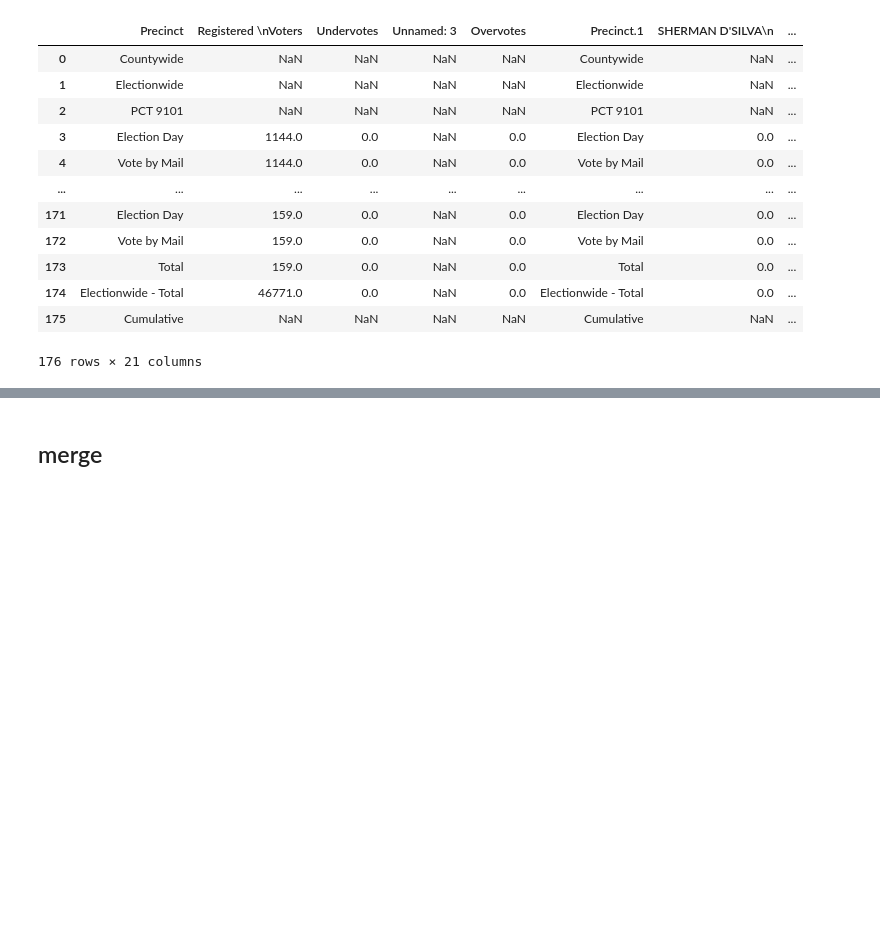
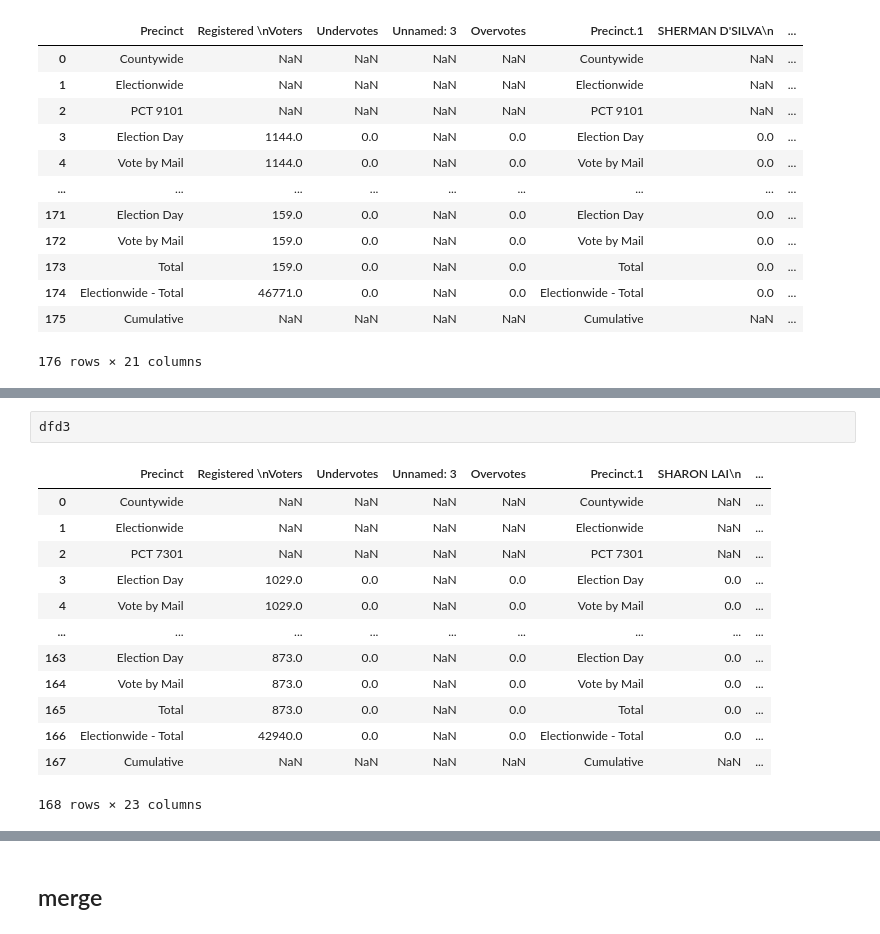
Before and after one commit to MissionLocal/2024-election, a Jupyter notebook: cleaning/clean.ipynb, the cells around one changed output, grey strips where cells are left out. Cells and saved outputs as stored; diff of their text form; blank space fills up the shorter version.

```diff
--- a/cleaning/clean.ipynb
+++ b/cleaning/clean.ipynb
@@ -144,0 +142,16 @@ dfTurnout['turnout'] = dfTurnout['turnout'].fillna(0)
+# %%
+dfd3
+# %% [output]
+|  | Precinct | Registered \nVoters | Undervotes | Unnamed: 3 | Overvotes | Precinct.1 | SHARON LAI\n | ... |
+| 0 | Countywide | NaN | NaN | NaN | NaN | Countywide | NaN | ... |
+| 1 | Electionwide | NaN | NaN | NaN | NaN | Electionwide | NaN | ... |
+| 2 | PCT 7301 | NaN | NaN | NaN | NaN | PCT 7301 | NaN | ... |
+| 3 | Election Day | 1029.0 | 0.0 | NaN | 0.0 | Election Day | 0.0 | ... |
+| 4 | Vote by Mail | 1029.0 | 0.0 | NaN | 0.0 | Vote by Mail | 0.0 | ... |
+| ... | ... | ... | ... | ... | ... | ... | ... | ... |
+| 163 | Election Day | 873.0 | 0.0 | NaN | 0.0 | Election Day | 0.0 | ... |
+| 164 | Vote by Mail | 873.0 | 0.0 | NaN | 0.0 | Vote by Mail | 0.0 | ... |
+| 165 | Total | 873.0 | 0.0 | NaN | 0.0 | Total | 0.0 | ... |
+| 166 | Electionwide - Total | 42940.0 | 0.0 | NaN | 0.0 | Electionwide - Total | 0.0 | ... |
+| 167 | Cumulative | NaN | NaN | NaN | NaN | Cumulative | NaN | ... |
+168 rows × 23 columns
```
Also changed, not shown: parts of 54 cells of this notebook, 4 other files.
